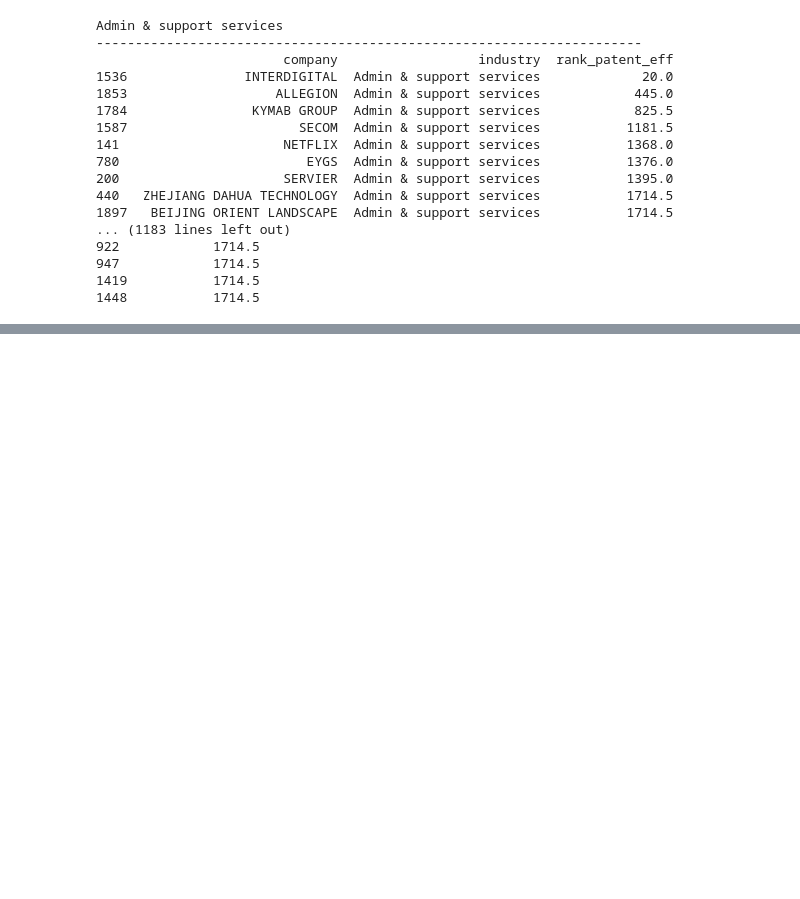
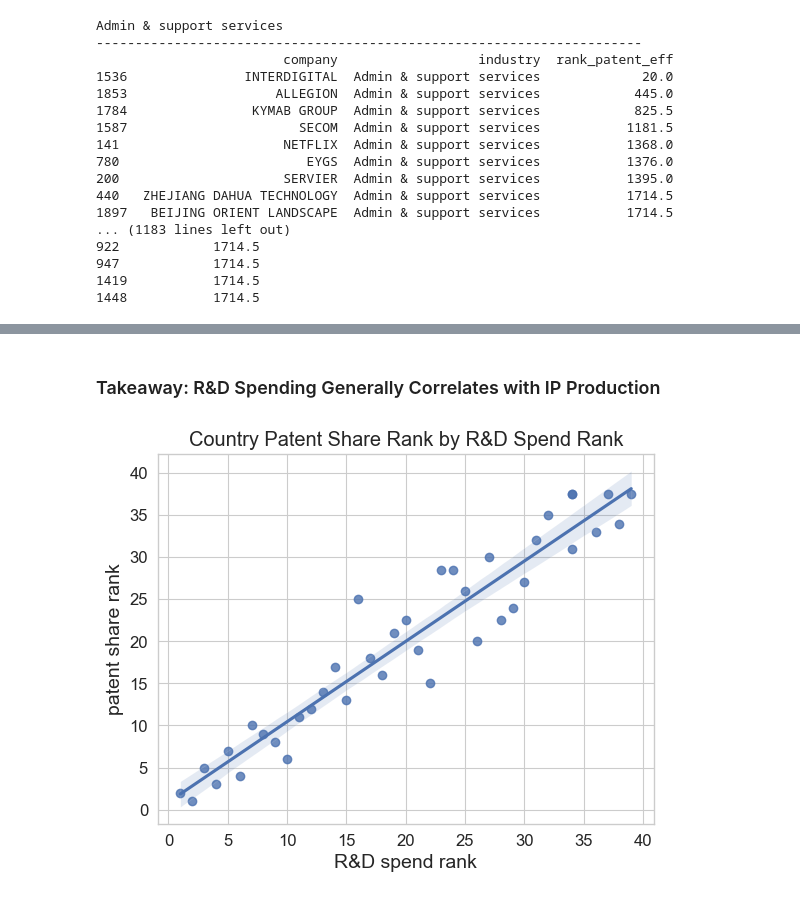
Before and after one commit to bassoonelephant/ip-productivity, a Jupyter notebook: ip_workbench.ipynb, the cells around one changed output, grey strips where cells are left out. Cells and saved outputs as stored; diff of their text form; code cells hidden in the pictures; blank space fills up the shorter version.

Commit message:
finalize takeaways

```diff
--- a/ip_workbench.ipynb
+++ b/ip_workbench.ipynb
@@ -1408,0 +1369,2 @@ plt.show()
+# %% [markdown]
+### Takeaway: R&D Spending Generally Correlates with IP Production
@@ -1408,0 +1383,14 @@ plt.show()
+# %%
+# Plot Country R&D share vs. Patent share
+
+sns.regplot(x = country_df['rank_rd_share'], y = country_df['rank_patent_share'])
+
+plt.title('Country Patent Share Rank by R&D Spend Rank')
+plt.xlabel('R&D spend rank', fontsize = 14)
+plt.ylabel('patent share rank', fontsize = 14)
+plt.xticks(fontsize = 12)
+plt.yticks(fontsize = 12)
+
+plt.show()
+# %% [output]
+[figure, added]
```
Also changed, not shown: parts of 18 cells of this notebook.
